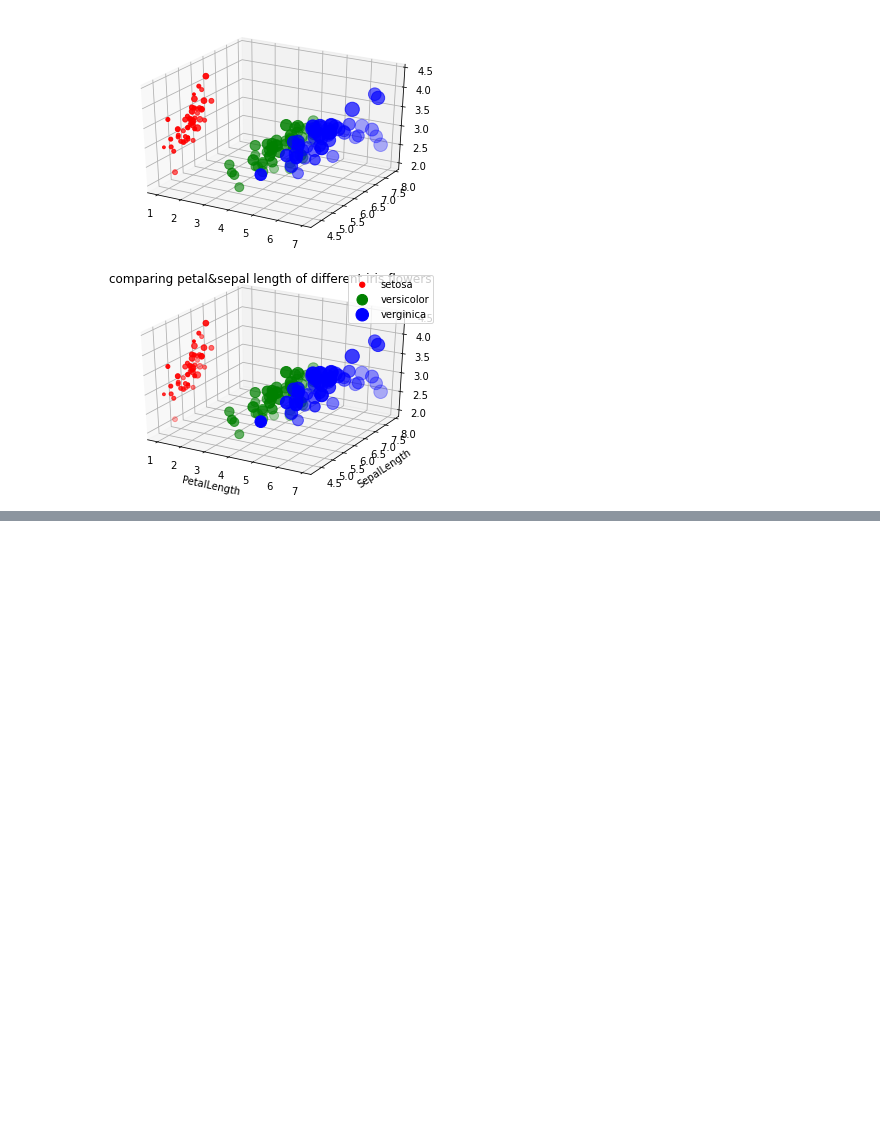
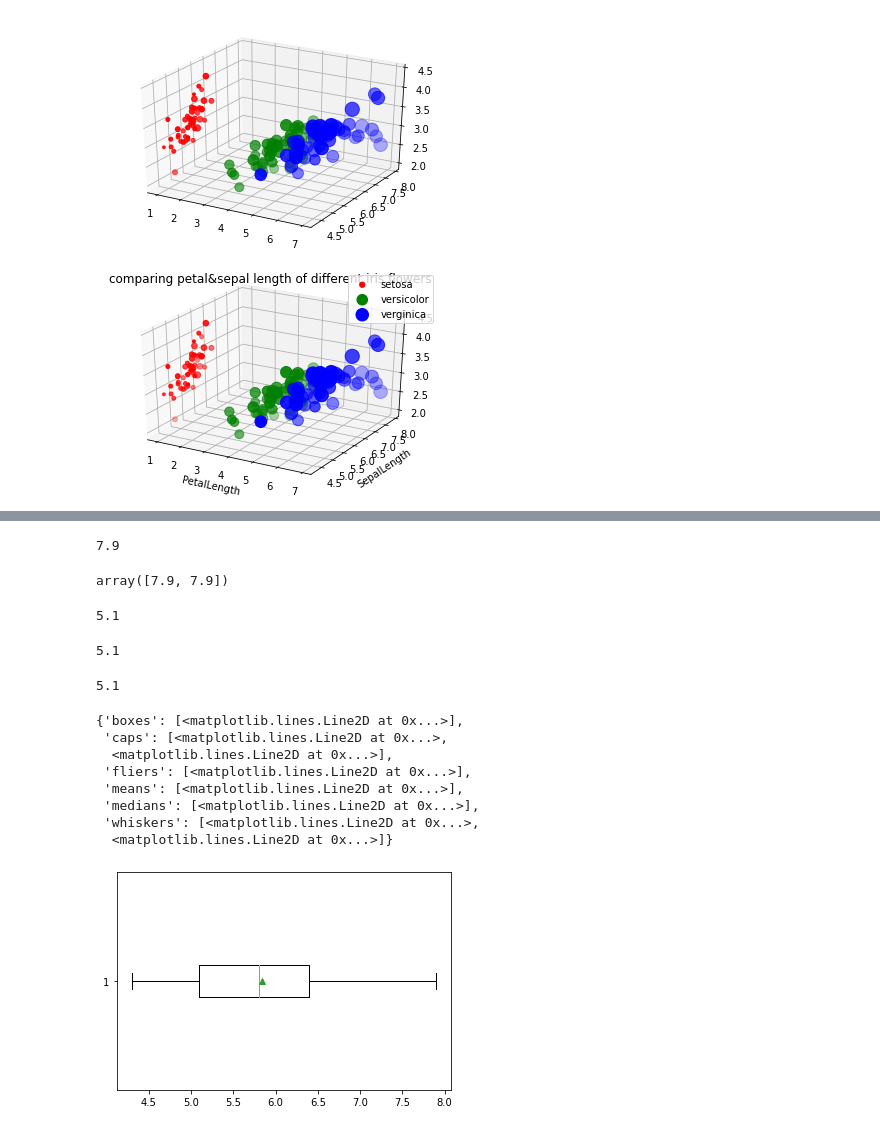
Before and after one commit to suwitchaya17/data_viz_2022, a Jupyter notebook: DataViz02_Data_Distribution_.ipynb, the cells around one changed output, grey strips where cells are left out. Saved outputs shown, nothing was run; the diff lists cells and outputs as text; code cells hidden in the pictures; blank space fills up the shorter version.

```diff
--- a/DataViz02_Data_Distribution_.ipynb
+++ b/DataViz02_Data_Distribution_.ipynb
@@ -173,0 +226,32 @@ plt.title('comparing petal&sepal length of different iris flowers');
+# %%
+max(ybp['whiskers'][1].get_xdata())
+# %% [output]
+7.9
+# %%
+ybp['caps'][1].get_xdata() #จุดสองจุดที่ลสกเป็นเส้น
+# %% [output]
+array([7.9, 7.9])
+# %%
+ybp['boxes'][0].get_xdata()[0] #กราฟนอนใช้แกน x
+# %% [output]
+5.1
+# %%
+ybp['boxes'][0].get_xdata()[1]
+# %% [output]
+5.1
+# %%
+max(ybp['whiskers'][0].get_xdata()) #ใช้ whiskers ได้
+# %% [output]
+5.1
+# %%
+plt.boxplot(df['SepalLength'],vert=False, showmeans=True)
+# %% [output]
+{'boxes': [<matplotlib.lines.Line2D at 0x...>],
+ 'caps': [<matplotlib.lines.Line2D at 0x...>,
+  <matplotlib.lines.Line2D at 0x...>],
+ 'fliers': [<matplotlib.lines.Line2D at 0x...>],
+ 'means': [<matplotlib.lines.Line2D at 0x...>],
+ 'medians': [<matplotlib.lines.Line2D at 0x...>],
+ 'whiskers': [<matplotlib.lines.Line2D at 0x...>,
+  <matplotlib.lines.Line2D at 0x...>]}
+[figure, added]
```
Also changed, not shown: parts of 17 cells of this notebook.
